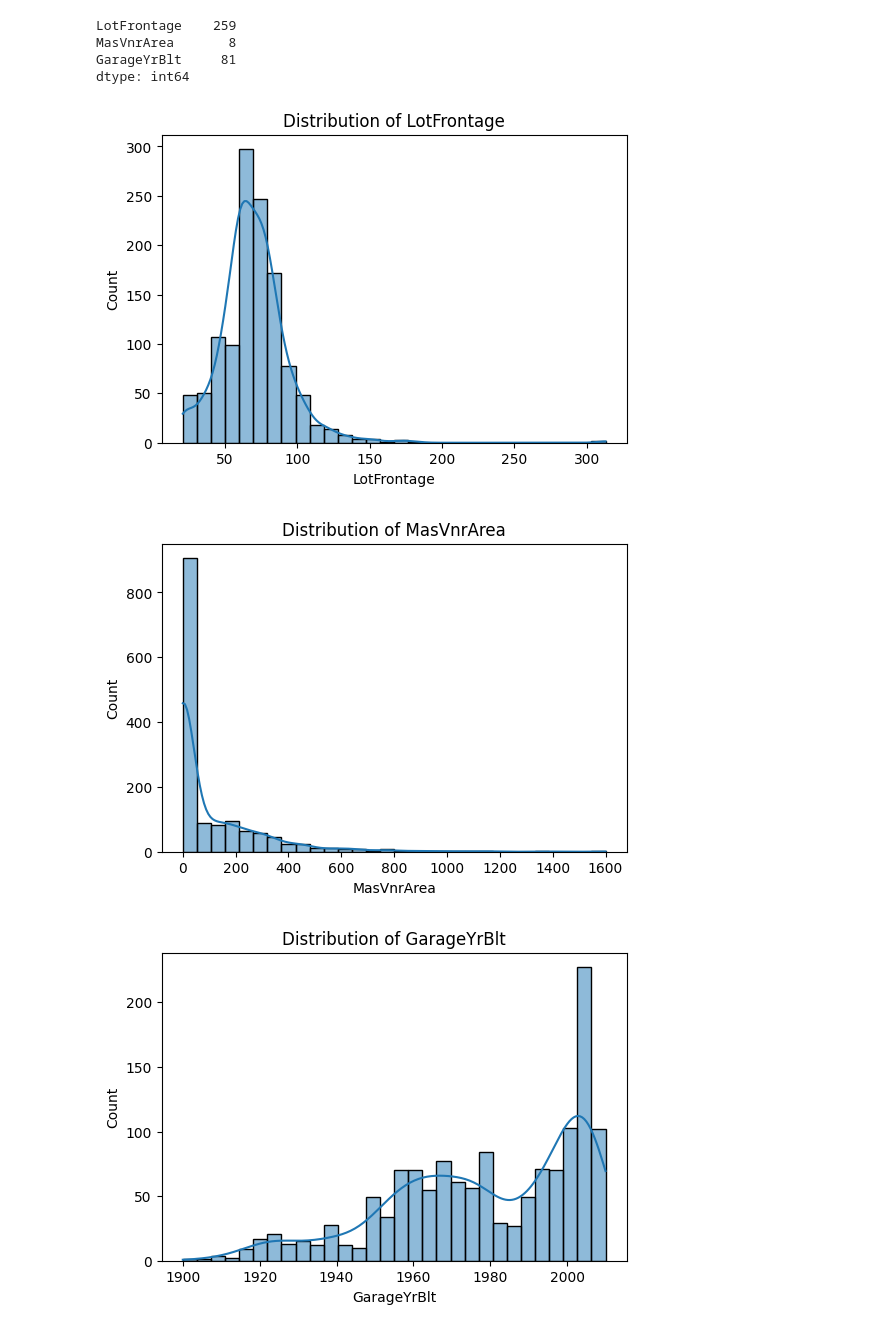
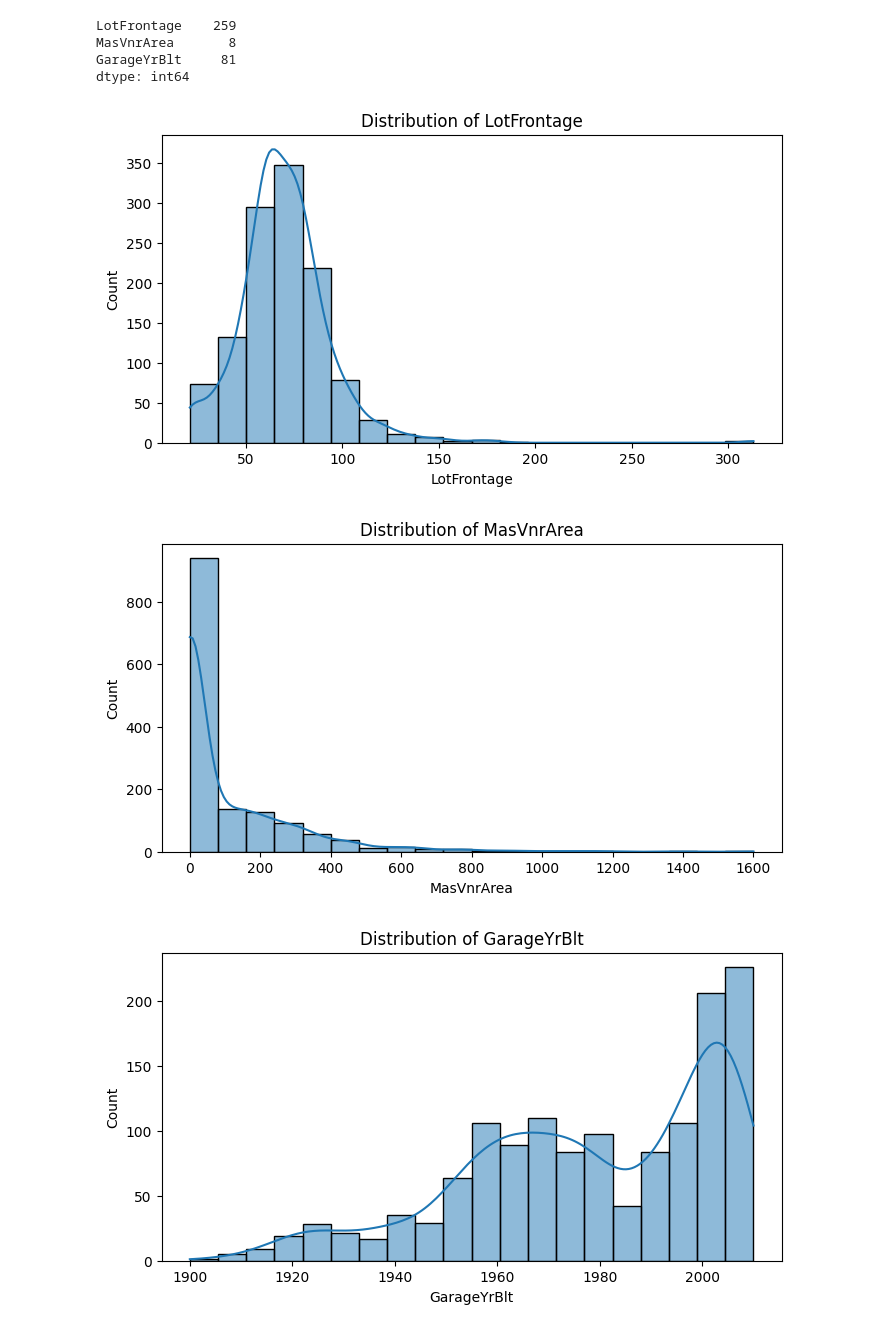
Before and after one commit to parhamalikhan/house-price, a Jupyter notebook: test1.ipynb, the cells around one changed output. Drawn from its saved outputs; the diff is of its cells as text; code cells hidden in the pictures.

```diff
--- a/test1.ipynb
+++ b/test1.ipynb
@@ -152,18 +152,18 @@ dtype: int64
 # %%
 missing_cols = ["LotFrontage", "MasVnrArea", "GarageYrBlt"]
 
 for col in missing_cols:
-    plt.figure(figsize=(6, 4))
-    sns.histplot(train_df[col], bins=30, kde=True)
+    plt.figure(figsize=(8, 4))
+    sns.histplot(train_df[col], bins=20, kde=True)
     plt.title(f"Distribution of {col}")
     plt.show()
 
 
 print(train_df[missing_cols].skew())
 # %% [output]
-[figure, old version]
+[figure, new version]
-[figure, old version]
+[figure, new version]
-[figure, old version]
+[figure, new version]
 LotFrontage    2.163569
 MasVnrArea     2.669084
 GarageYrBlt   -0.649415
```
Also changed, not shown: parts of 3 cells of this notebook.
